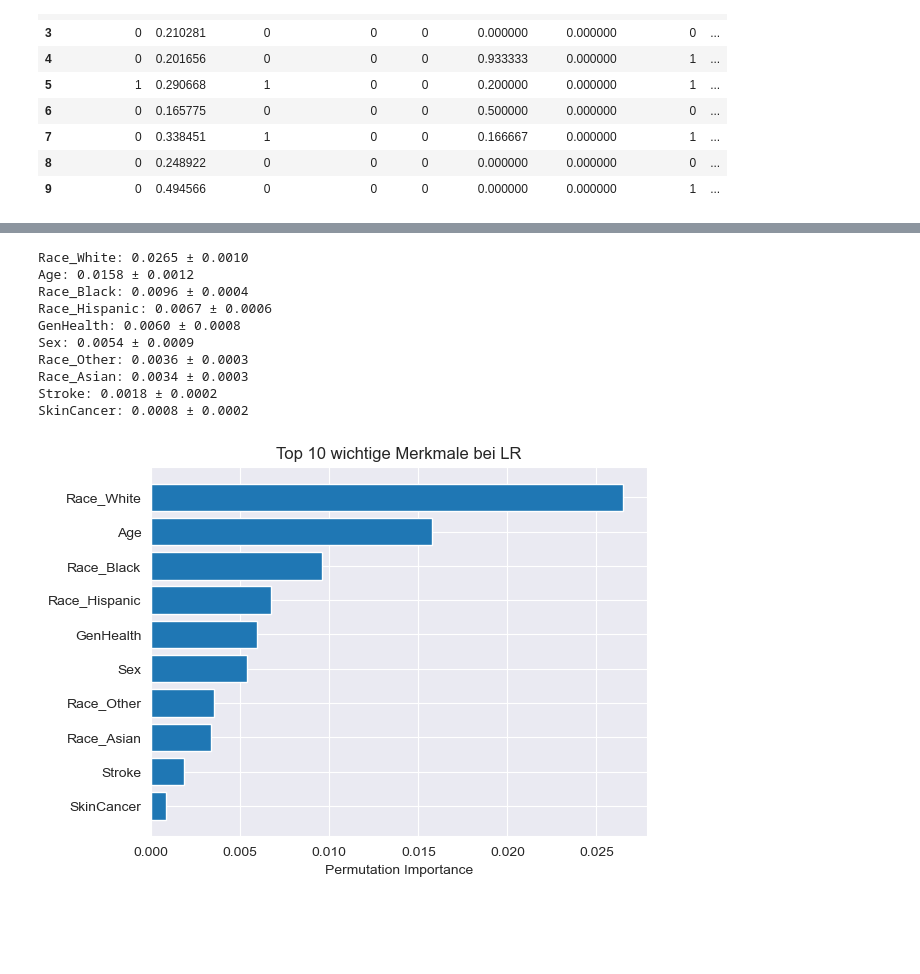
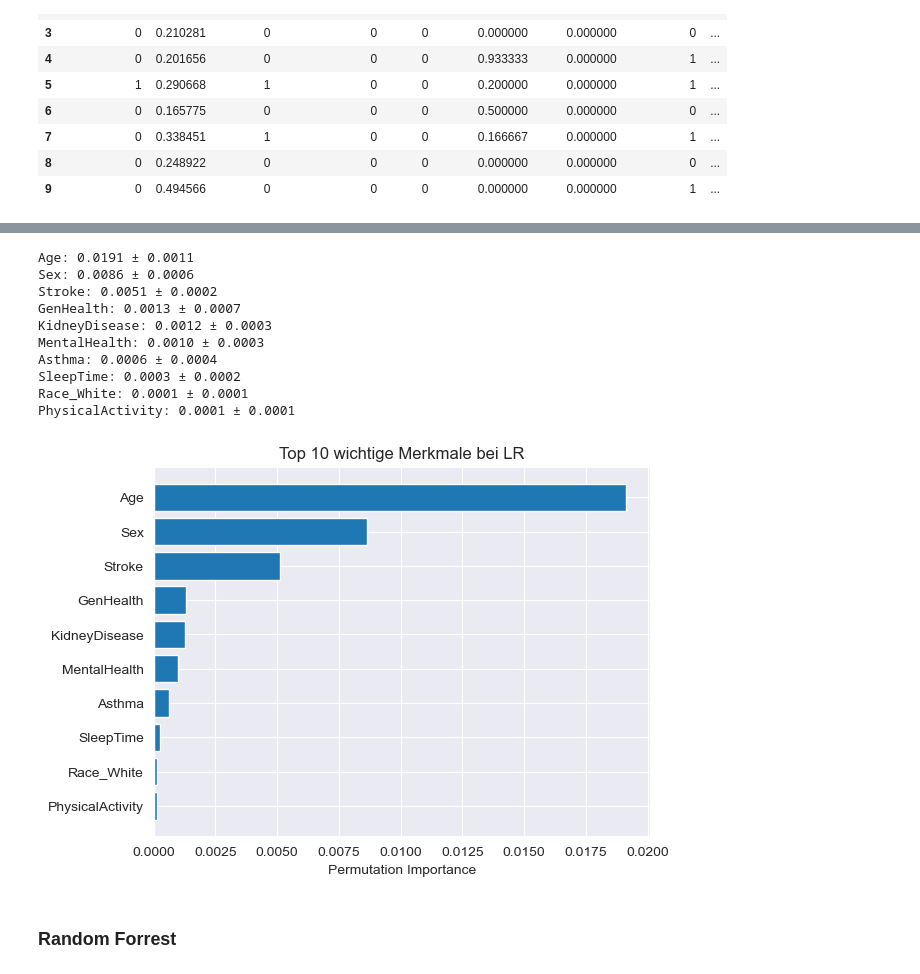
Before and after one commit to ManaTrooo/Asai-Projekt, a Jupyter notebook: DataSet_1.ipynb, the cells around one changed output, grey strips where cells are left out. Saved outputs shown, nothing was run; the diff lists cells and outputs as text; code cells hidden in the pictures; blank space fills up the shorter version.

```diff
--- a/DataSet_1.ipynb
+++ b/DataSet_1.ipynb
@@ -593,28 +536,30 @@ Demographic Parity Difference: 0.112
 # %%
 #Top 10 wichtigste Merkmale bei LR
-result = permutation_importance(best_lr_model, X_test, y_test, n_repeats=10, random_state=42, scoring='accuracy')
+result = permutation_importance(modelLogistic, X_test, y_test, n_repeats=10, random_state=42, scoring='accuracy')
 
 # Sortieren der Features nach Wichtigkeit
 sorted_idx = result.importances_mean.argsort()[::-1]
 for i in sorted_idx[:10]:
     print(f"{X_test.columns[i]}: {result.importances_mean[i]:.4f} ± {result.importances_std[i]:.4f}")
 
 # Optional: Plot
 
 plt.barh(X_test.columns[sorted_idx[:10]][::-1], result.importances_mean[sorted_idx[:10]][::-1])
 plt.xlabel("Permutation Importance")
 plt.title("Top 10 wichtige Merkmale bei LR")
 plt.show()
 # %% [output]
-Race_White: 0.0265 ± 0.0010
-Age: 0.0158 ± 0.0012
-Race_Black: 0.0096 ± 0.0004
-Race_Hispanic: 0.0067 ± 0.0006
-GenHealth: 0.0060 ± 0.0008
-Sex: 0.0054 ± 0.0009
-Race_Other: 0.0036 ± 0.0003
-Race_Asian: 0.0034 ± 0.0003
-Stroke: 0.0018 ± 0.0002
-SkinCancer: 0.0008 ± 0.0002
+Age: 0.0191 ± 0.0011
+Sex: 0.0086 ± 0.0006
+Stroke: 0.0051 ± 0.0002
+GenHealth: 0.0013 ± 0.0007
+KidneyDisease: 0.0012 ± 0.0003
+MentalHealth: 0.0010 ± 0.0003
+Asthma: 0.0006 ± 0.0004
+SleepTime: 0.0003 ± 0.0002
+Race_White: 0.0001 ± 0.0001
+PhysicalActivity: 0.0001 ± 0.0001
-[figure, old version]
+[figure, new version]
+# %% [markdown]
+### Random Forrest
 # %%
```
Also changed, not shown: parts of 15 cells of this notebook.
